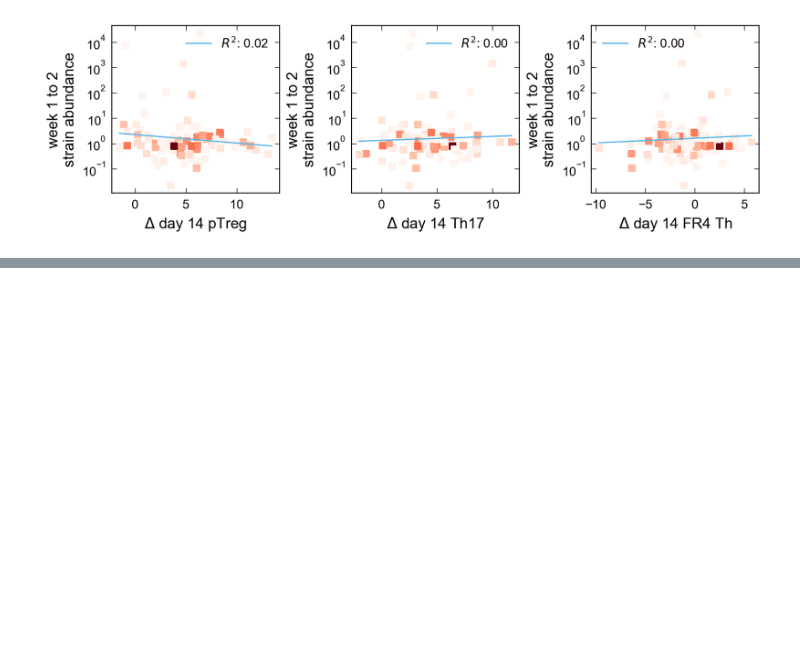
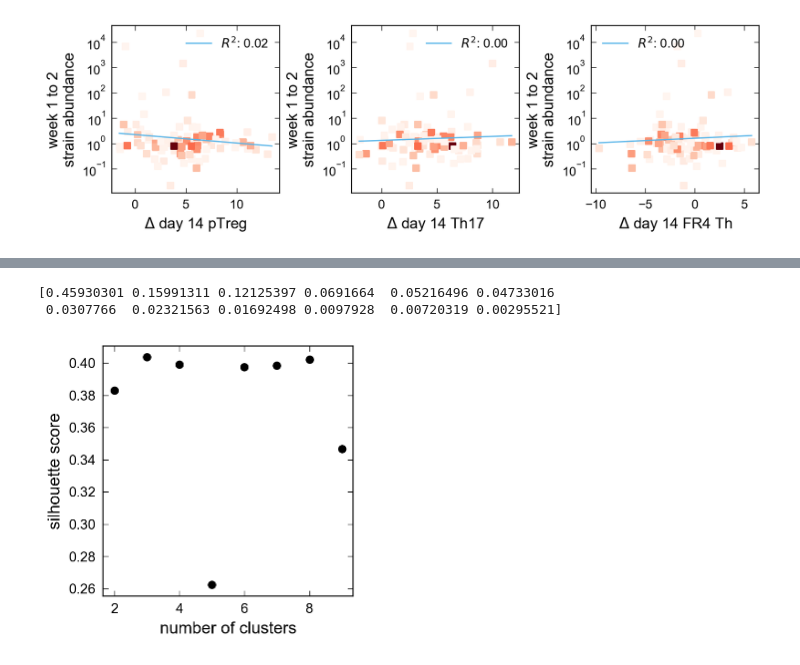
Before and after one commit to obinna-ukogu/gutimmune, a Jupyter notebook: analyze-data.ipynb, the cells around one changed output, grey strips where cells are left out. Saved outputs shown, nothing was run; the diff lists cells and outputs as text; code cells hidden in the pictures; blank space fills up the shorter version.

```diff
--- a/analyze-data.ipynb
+++ b/analyze-data.ipynb
@@ -574,0 +614,41 @@ Using amino acid dropouts (Cheng et al. (2022)) and strain drop outs (Wang et al
+# %%
+# Set number of clusters
+fig, axs = plt.subplots(1,1, figsize=(4, 3.0), sharex='row', sharey=False,layout='constrained')
+
+# Scale and center data for clustering
+cluster_vars = ['Cysteine','Methionine', 'Histidine', 'Isoleucine', 'Arginine', 'Valine',
+                'Tyrosine', 'Leucine', 'Serine', 'Tryptophan', 'Proline', 'Glutamine']
+# ['Alanine', 'Arginine', 'Asparagine',
+#        'AsparticAcid','GlutamicAcid', 'Glutamine', 'Glycine', # removed cysteine
+#        'Histidine', 'Isoleucine', 'Leucine', 'Lysine', 'Methionine',
+#        'Phenylalanine', 'Proline', 'Serine', 'Threonine', 'Tryptophan',
+#        'Tyrosine', 'Valine']
+
+cluster_input = amino_dropout_abundance_data[cluster_vars].sub(amino_dropout_abundance_data['day2_log10_abundance'], axis=0)
+mask = np.sum(~np.isnan(cluster_input) & ~np.isinf(cluster_input), axis = 1) == len(cluster_vars)
+scaler = StandardScaler()
+scaler.fit(cluster_input[cluster_vars].values[mask])
+# do PCA
+pca = PCA(n_components=len(cluster_vars))
+pca.fit(scaler.transform(cluster_input[cluster_vars].values[mask]))
+print(pca.explained_variance_ratio_)
+# dataset for clustering
+for_clustering = PCA(n_components=3).fit_transform(scaler.transform(cluster_input[cluster_vars].values[mask]))
+
+# compute scores
+for k in np.arange(2,10):
+    clustering_object = KMeans(n_clusters=k, n_init = 10, random_state=0)
+    score = silhouette_score(for_clustering, clustering_object.fit_predict(for_clustering))
+    axs.scatter(k,score, color = 'black')
+
+axs.set_xlabel('number of clusters', fontsize = 12)
+axs.set_ylabel('silhouette score', fontsize = 12)
+axs.set_box_aspect(1)
+axs.minorticks_off()
+axs.tick_params(axis='both', which='major', labelsize=10)
+
+#plt.savefig('_figs/figSI_'+comment+'-cluster_silhouette_scores'+'.pdf', format="pdf", transparent=True, dpi=300)
+# %% [output]
+[0.45930301 0.15991311 0.12125397 0.0691664  0.05216496 0.04733016
+ 0.0307766  0.02321563 0.01692498 0.0097928  0.00720319 0.00295521]
+[figure, added]
```
Also changed, not shown: parts of 16 cells of this notebook, 3 other files.
